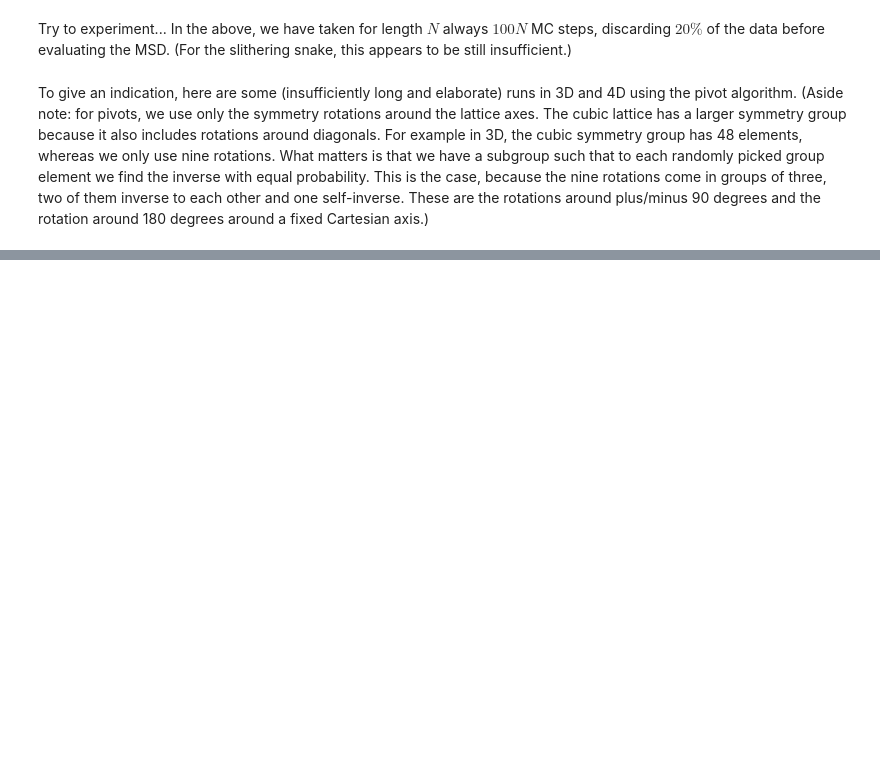
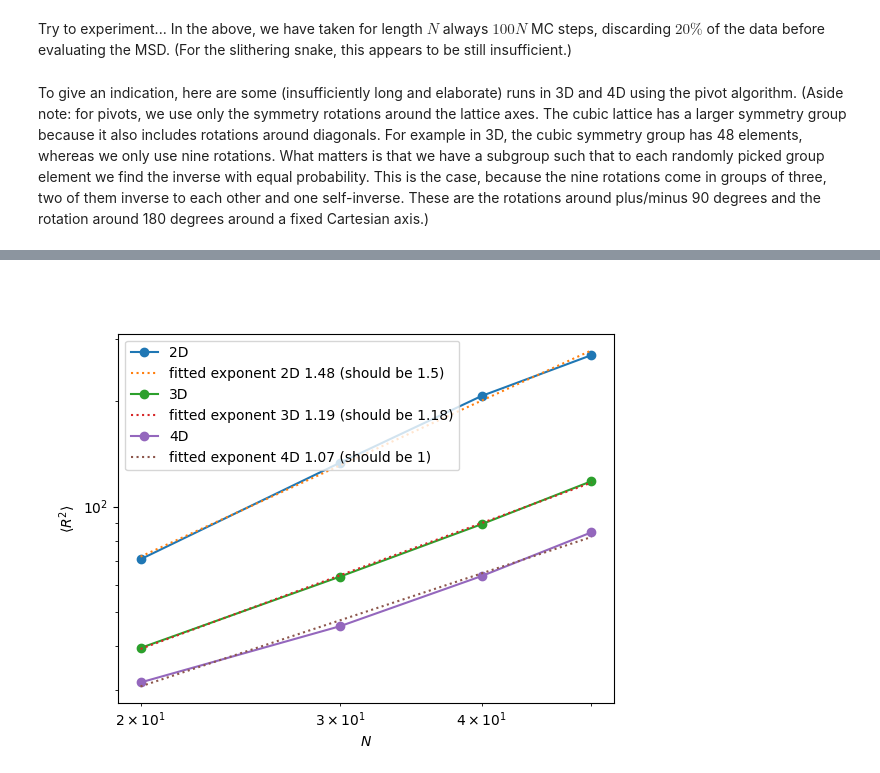
Before and after one commit to thvoigtmann/stochastic-processes, a Jupyter notebook: saw.ipynb, the cells around one changed output, grey strips where cells are left out. Cells and saved outputs as stored; diff of their text form; code cells hidden in the pictures; blank space fills up the shorter version.

```diff
--- a/saw.ipynb
+++ b/saw.ipynb
@@ -358,6 +354,9 @@ pivot_msd3 = np.array(list(map(lambda N:pivotMSD(N,3,200*N,40*N),N_msd)))
 pivot_msd4 = np.array(list(map(lambda N:pivotMSD(N,4,200*N,40*N),N_msd)))
 # %%
 plt.figure()
+plt.loglog(N_msd,pivot_msd2,'-o',label='2D')
+popt,pcov = scipy.optimize.curve_fit (linear_law, np.log10(N_msd), np.log10(pivot_msd2))
+plt.loglog(N_msd,np.power(10.,popt[0])*np.power(N_msd,popt[1]),ls='dotted',label='fitted exponent 2D {:.2f} (should be 1.5)'.format(popt[1]))
 plt.loglog(N_msd,pivot_msd3,'-o',label='3D')
 popt,pcov = scipy.optimize.curve_fit (linear_law, np.log10(N_msd), np.log10(pivot_msd3))
 plt.loglog(N_msd,np.power(10.,popt[0])*np.power(N_msd,popt[1]),ls='dotted',label='fitted exponent 3D {:.2f} (should be 1.18)'.format(popt[1]))
@@ -373,0 +371 @@ plt.show()
+[figure, added]
```
Also changed, not shown: parts of 9 cells of this notebook.
